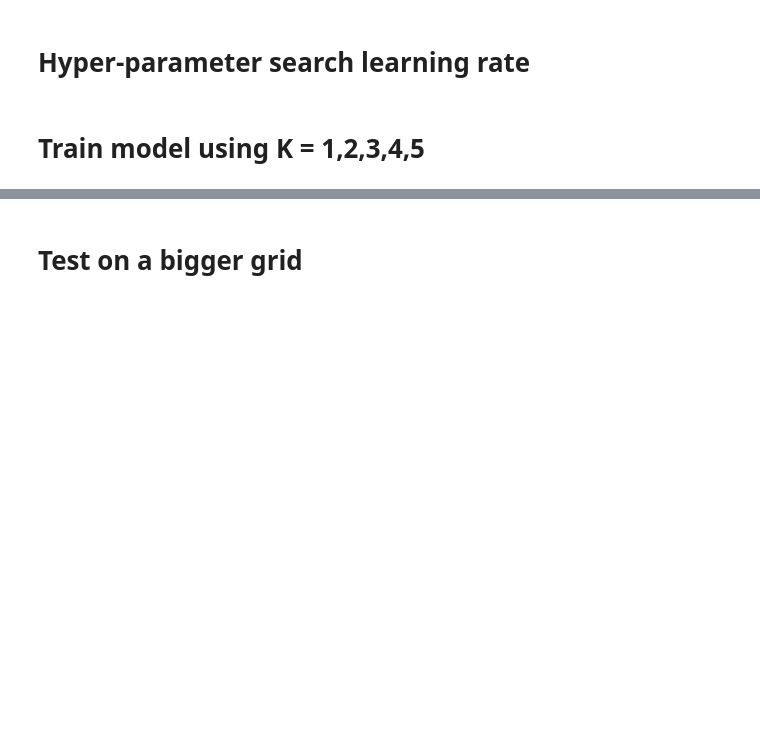
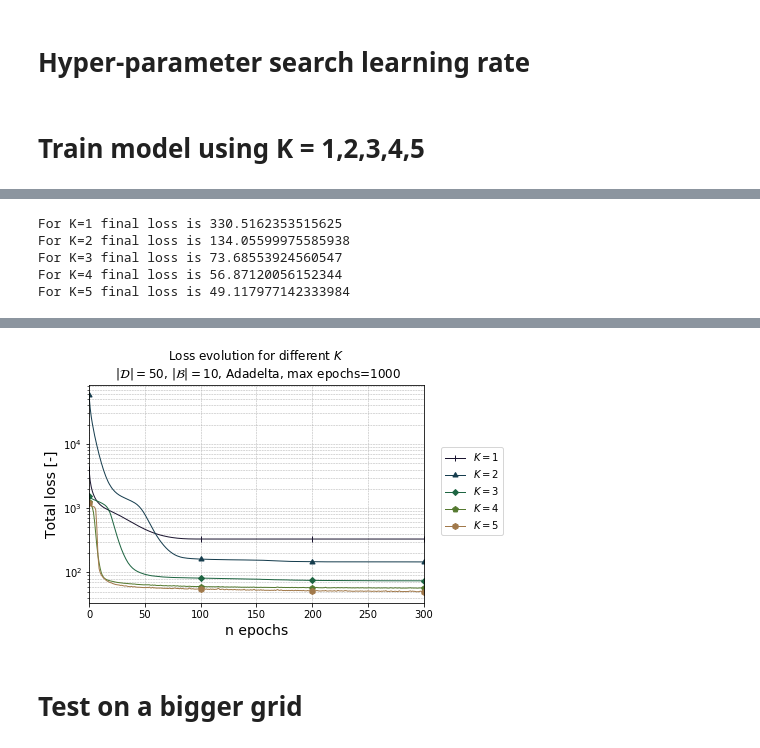
Before and after one commit to francescobardi/pde_solver_deep_learned, a Jupyter notebook: nnpde/main.ipynb, the cells around one changed output, grey strips where cells are left out. Cells and saved outputs as stored; diff of their text form; code cells hidden in the pictures; blank space fills up the shorter version.

Commit message:
loss evolution with K

```diff
--- a/nnpde/main.ipynb
+++ b/nnpde/main.ipynb
@@ -134,7 +145,7 @@ base_parameters
 # %%
 reload(M)
 
-params = {**base_parameters, **{'max_epochs': 500, 'optimizer': 'Adadelta'}}
+params = {**base_parameters, **{'max_epochs': 1000, 'optimizer': 'Adadelta'}}
 models = grid_search_wrapper(params, {'nb_layers': range(1, 6)})
 
 #models = [M.JacobyWithConv(**{**params, 'nb_layers': nb_layers}).fit(problem_instances) for nb_layers in [1,2,3,4,5]]
@@ -159,11 +188,12 @@ for model in models[:]:
 plt.legend(bbox_to_anchor=(1.05, 0.31), loc=3, borderaxespad=0.)
 plt.xlabel('n epochs', fontsize=14)
 plt.ylabel('Total loss [-]', fontsize=14)
-#plt.xlim([0, max_epochs])
+plt.xlim([0, 300])
 #plt.ylim([0, 800])
-plt.title('Loss evolution for different learning rates, $K=3$, batchSize=10')
+plt.title('Loss evolution for different $K$ \n $|\mathcal{D}|=50$, $|\mathcal{B}|=10$, Adadelta, max epochs=1000')
 plt.grid(True, which = "both", linewidth = 0.5,  linestyle = "--")
 
-#hyper_fig.savefig('../report/fig/comparison_K.eps', bbox_inches='tight')
+comparison_K_fig.savefig('../report/figs/comparison_K.eps', bbox_inches='tight')
 plt.draw()
 plt.show()
+# %% [output]
@@ -169,0 +209,5 @@ plt.show()
+For K=1 final loss is 330.5162353515625
+For K=2 final loss is 134.05599975585938
+For K=3 final loss is 73.68553924560547
+For K=4 final loss is 56.87120056152344
+For K=5 final loss is 49.117977142333984
@@ -169,0 +231 @@ plt.show()
+[figure, added]
```
Also changed, not shown: parts of 11 cells of this notebook, 2 other files.
